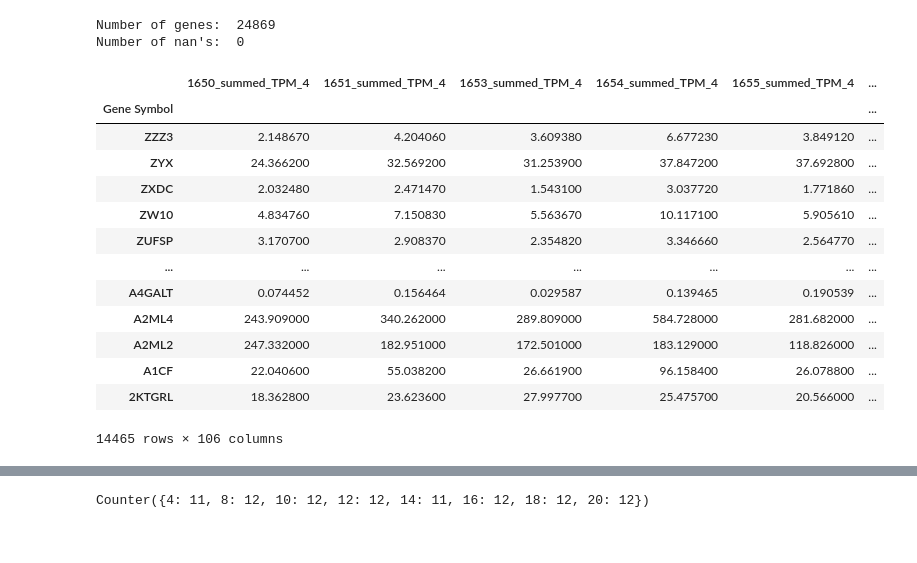
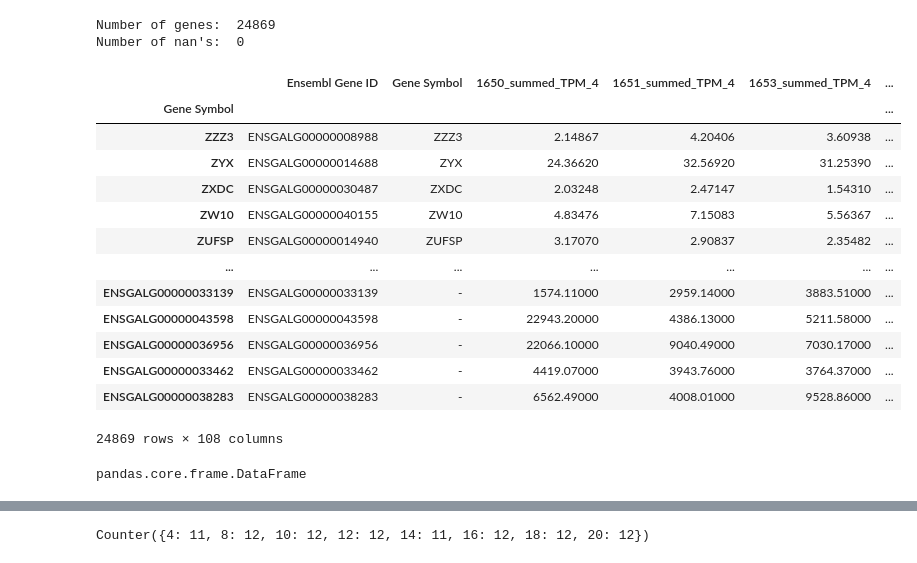
Before and after one commit to NSF-DARSE/YolktoFeed, a Jupyter notebook: JupyterNotebook/liverHEDI.ipynb, the cells around one changed output, grey strips where cells are left out. Drawn from its saved outputs; the diff is of its cells as text; code cells hidden in the pictures.

```diff
--- a/JupyterNotebook/liverHEDI.ipynb
+++ b/JupyterNotebook/liverHEDI.ipynb
@@ -21,22 +21,32 @@ Number of genes:  24869
 Number of nan's:  0
 # %%
 #truncating till that row
-df_trunk = df_base.iloc[:gene_list_last_index]
-df_trunk = df_trunk.drop(columns=["Ensembl Gene ID"])
-df_trunk = df_trunk.set_index("Gene Symbol")
+df_trunk = df_base.copy()
+
+#df_trunk = df_base.iloc[:gene_list_last_index]
+#df_trunk = df_trunk.drop(columns=["Ensembl Gene ID"])
+#df_trunk = df_trunk.set_index("Gene Symbol")
+
+df_trunk.index = df_trunk['Gene Symbol'].replace('-', pd.NA).fillna(df_trunk['Ensembl Gene ID'])
+
+
 df_trunk
 # %% [output]
-|  | 1650_summed_TPM_4 | 1651_summed_TPM_4 | 1653_summed_TPM_4 | 1654_summed_TPM_4 | 1655_summed_TPM_4 | ... |
+|  | Ensembl Gene ID | Gene Symbol | 1650_summed_TPM_4 | 1651_summed_TPM_4 | 1653_summed_TPM_4 | ... |
 | Gene Symbol |  |  |  |  |  | ... |
-| ZZZ3 | 2.148670 | 4.204060 | 3.609380 | 6.677230 | 3.849120 | ... |
-| ZYX | 24.366200 | 32.569200 | 31.253900 | 37.847200 | 37.692800 | ... |
-| ZXDC | 2.032480 | 2.471470 | 1.543100 | 3.037720 | 1.771860 | ... |
-| ZW10 | 4.834760 | 7.150830 | 5.563670 | 10.117100 | 5.905610 | ... |
-| ZUFSP | 3.170700 | 2.908370 | 2.354820 | 3.346660 | 2.564770 | ... |
+| ZZZ3 | ENSGALG00000008988 | ZZZ3 | 2.14867 | 4.20406 | 3.60938 | ... |
+| ZYX | ENSGALG00000014688 | ZYX | 24.36620 | 32.56920 | 31.25390 | ... |
+| ZXDC | ENSGALG00000030487 | ZXDC | 2.03248 | 2.47147 | 1.54310 | ... |
+| ZW10 | ENSGALG00000040155 | ZW10 | 4.83476 | 7.15083 | 5.56367 | ... |
+| ZUFSP | ENSGALG00000014940 | ZUFSP | 3.17070 | 2.90837 | 2.35482 | ... |
 | ... | ... | ... | ... | ... | ... | ... |
-| A4GALT | 0.074452 | 0.156464 | 0.029587 | 0.139465 | 0.190539 | ... |
-| A2ML4 | 243.909000 | 340.262000 | 289.809000 | 584.728000 | 281.682000 | ... |
-| A2ML2 | 247.332000 | 182.951000 | 172.501000 | 183.129000 | 118.826000 | ... |
-| A1CF | 22.040600 | 55.038200 | 26.661900 | 96.158400 | 26.078800 | ... |
-| 2KTGRL | 18.362800 | 23.623600 | 27.997700 | 25.475700 | 20.566000 | ... |
+| ENSGALG00000033139 | ENSGALG00000033139 | - | 1574.11000 | 2959.14000 | 3883.51000 | ... |
+| ENSGALG00000043598 | ENSGALG00000043598 | - | 22943.20000 | 4386.13000 | 5211.58000 | ... |
+| ENSGALG00000036956 | ENSGALG00000036956 | - | 22066.10000 | 9040.49000 | 7030.17000 | ... |
+| ENSGALG00000033462 | ENSGALG00000033462 | - | 4419.07000 | 3943.76000 | 3764.37000 | ... |
+| ENSGALG00000038283 | ENSGALG00000038283 | - | 6562.49000 | 4008.01000 | 9528.86000 | ... |
-14465 rows × 106 columns
+24869 rows × 108 columns
+# %%
+type(df_trunk)
+# %% [output]
+pandas.core.frame.DataFrame
```
Also changed, not shown: parts of 22 cells of this notebook.
